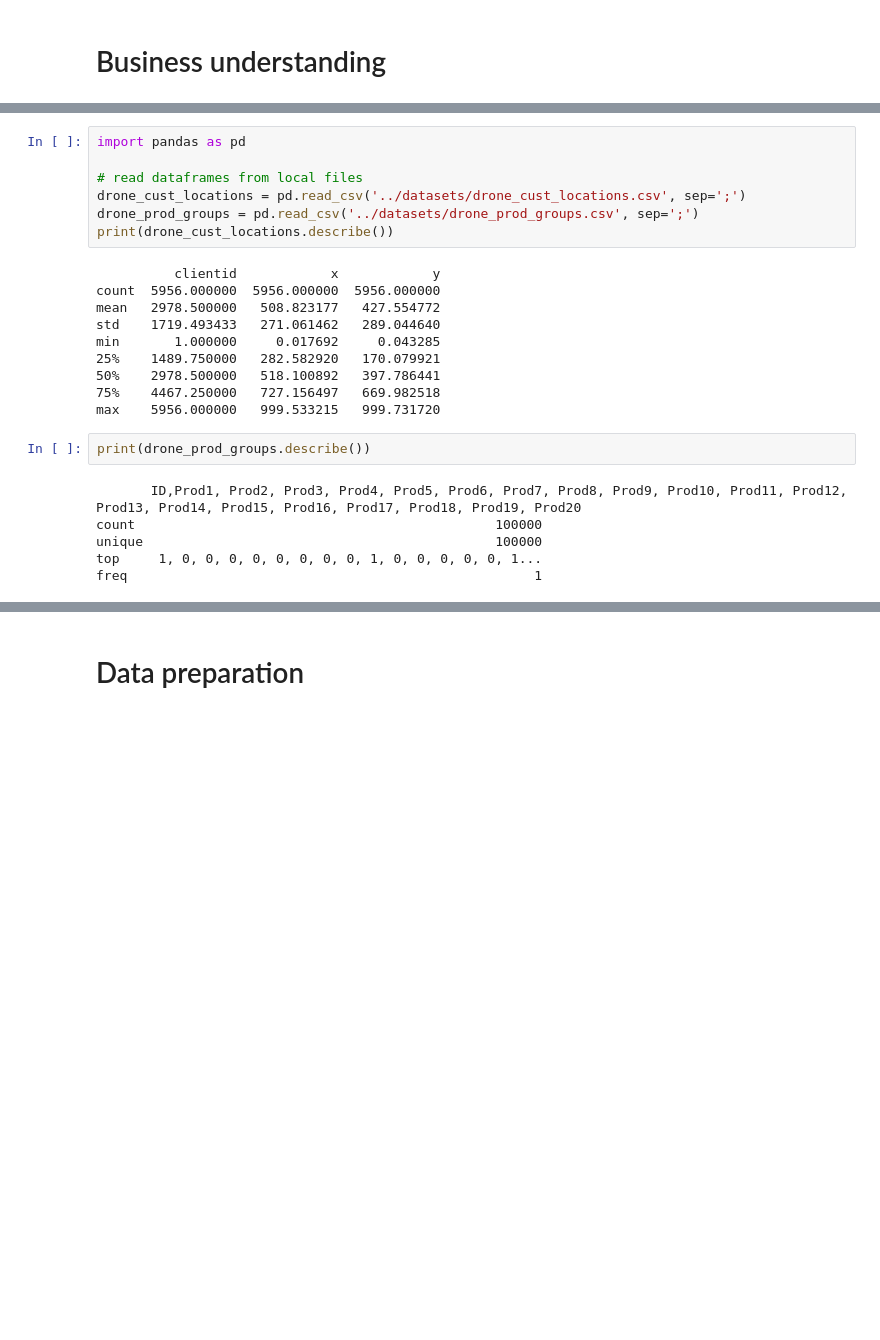
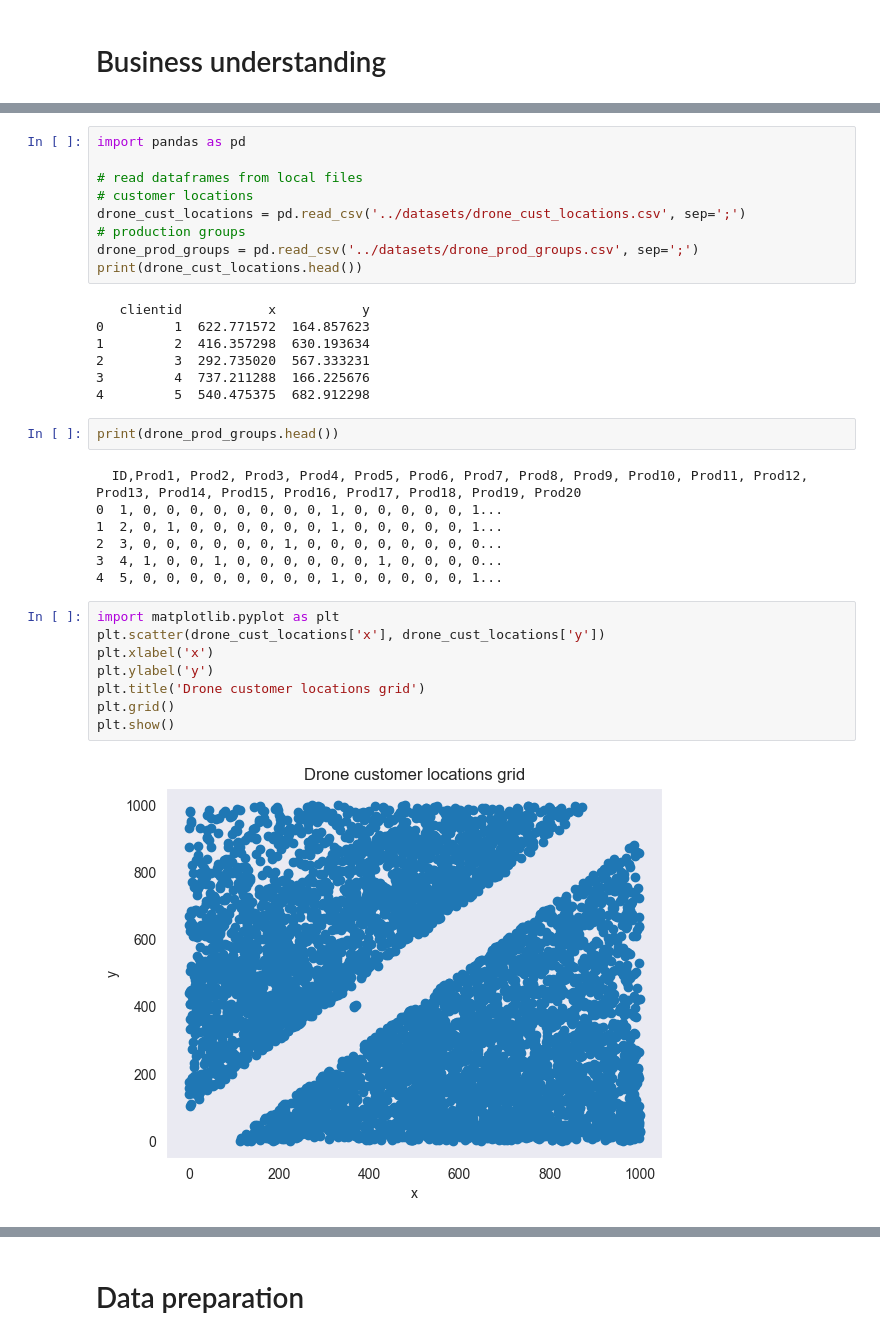
Before and after one commit to WelehoBRUDER/MetropoliaAMK-data-handling, a Jupyter notebook: task-5/main.ipynb, the cells around one changed output, grey strips where cells are left out. Drawn from its saved outputs; the diff is of its cells as text; blank space fills up the shorter version.

```diff
--- a/task-5/main.ipynb
+++ b/task-5/main.ipynb
@@ -14,24 +14,34 @@ freq                                                    1
 import pandas as pd
 
 # read dataframes from local files
+# customer locations
 drone_cust_locations = pd.read_csv('../datasets/drone_cust_locations.csv', sep=';')
+# production groups
 drone_prod_groups = pd.read_csv('../datasets/drone_prod_groups.csv', sep=';')
-print(drone_cust_locations.describe())
+print(drone_cust_locations.head())
 # %% [output]
-          clientid            x            y
-count  5956.000000  5956.000000  5956.000000
-mean   2978.500000   508.823177   427.554772
-std    1719.493433   271.061462   289.044640
-min       1.000000     0.017692     0.043285
-25%    1489.750000   282.582920   170.079921
-50%    2978.500000   518.100892   397.786441
-75%    4467.250000   727.156497   669.982518
-max    5956.000000   999.533215   999.731720
+   clientid           x           y
+0         1  622.771572  164.857623
+1         2  416.357298  630.193634
+2         3  292.735020  567.333231
+3         4  737.211288  166.225676
+4         5  540.475375  682.912298
 # %%
-print(drone_prod_groups.describe())
+print(drone_prod_groups.head())
 # %% [output]
-       ID,Prod1, Prod2, Prod3, Prod4, Prod5, Prod6, Prod7, Prod8, Prod9, Prod10, Prod11, Prod12, Prod13, Prod14, Prod15, Prod16, Prod17, Prod18, Prod19, Prod20
-count                                              100000
-unique                                             100000
-top     1, 0, 0, 0, 0, 0, 0, 0, 0, 1, 0, 0, 0, 0, 0, 1...
-freq                                                    1
+  ID,Prod1, Prod2, Prod3, Prod4, Prod5, Prod6, Prod7, Prod8, Prod9, Prod10, Prod11, Prod12, Prod13, Prod14, Prod15, Prod16, Prod17, Prod18, Prod19, Prod20
+0  1, 0, 0, 0, 0, 0, 0, 0, 0, 1, 0, 0, 0, 0, 0, 1...
+1  2, 0, 1, 0, 0, 0, 0, 0, 0, 1, 0, 0, 0, 0, 0, 1...
+2  3, 0, 0, 0, 0, 0, 0, 1, 0, 0, 0, 0, 0, 0, 0, 0...
+3  4, 1, 0, 0, 1, 0, 0, 0, 0, 0, 0, 1, 0, 0, 0, 0...
+4  5, 0, 0, 0, 0, 0, 0, 0, 0, 1, 0, 0, 0, 0, 0, 1...
+# %%
+import matplotlib.pyplot as plt
+plt.scatter(drone_cust_locations['x'], drone_cust_locations['y'])
+plt.xlabel('x')
+plt.ylabel('y')
+plt.title('Drone customer locations grid')
+plt.grid()
+plt.show()
+# %% [output]
+[figure, added]
```
Also changed, not shown: parts of 3 cells of this notebook.
